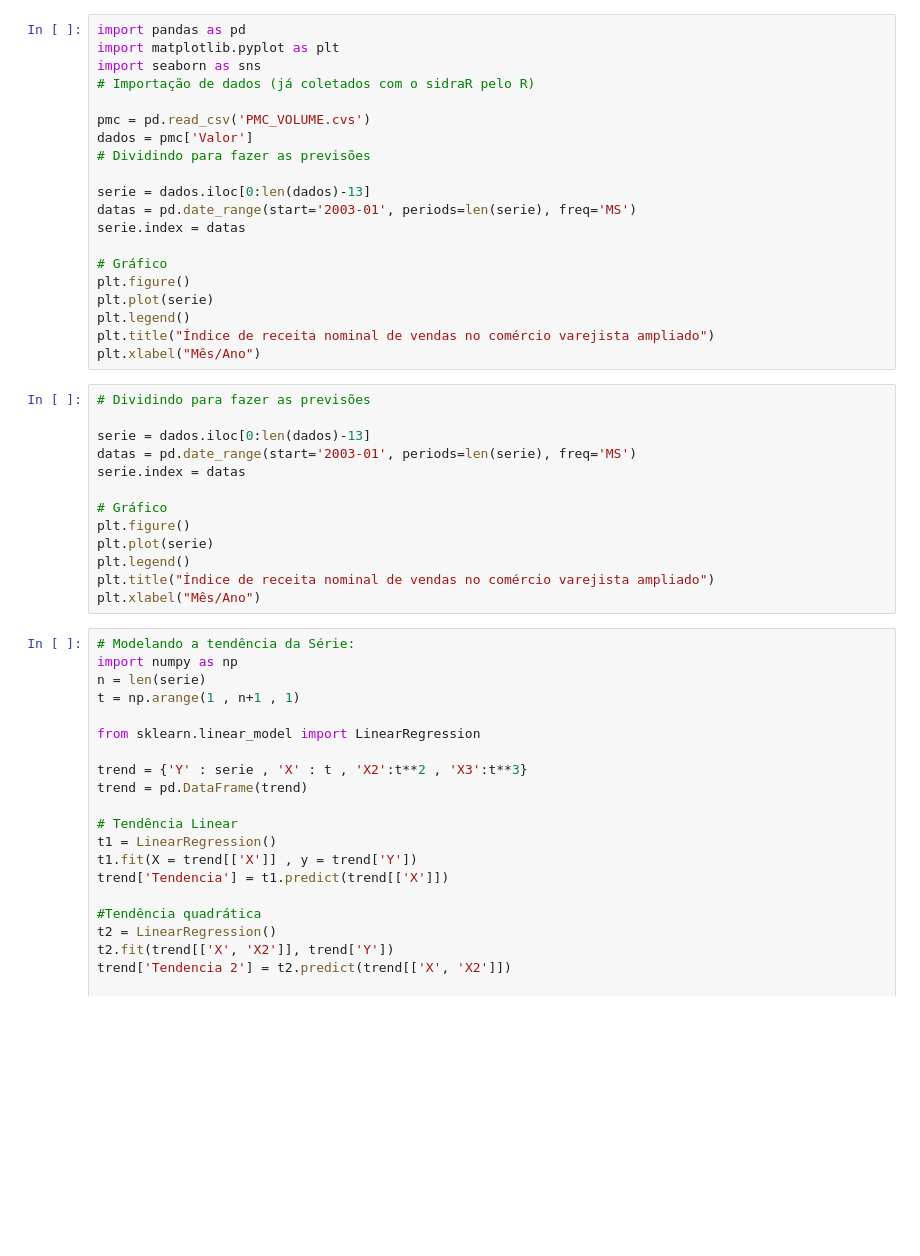
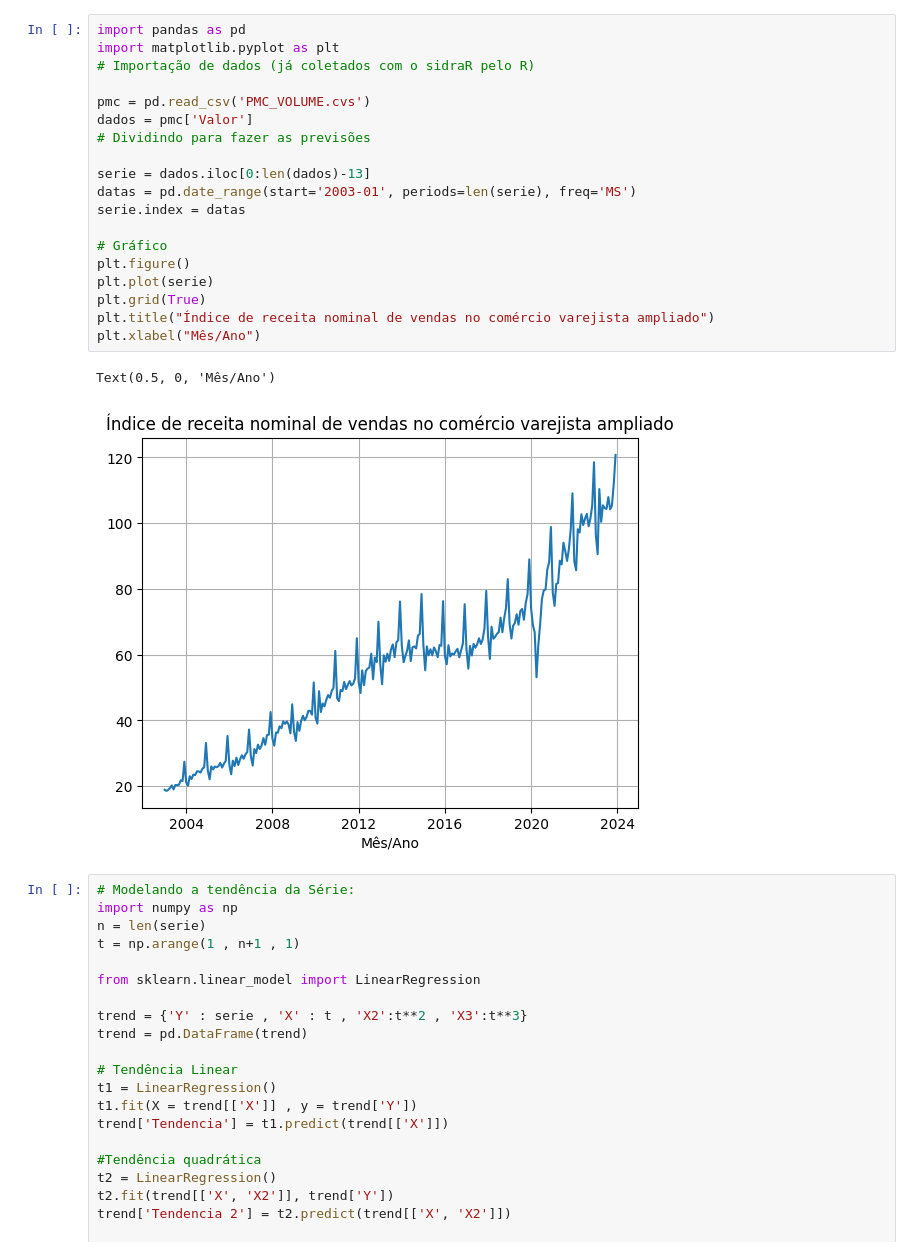
Before and after one commit to KluyvertSouza/Analise-Espectral-de-Series-Temporais, a Jupyter notebook: Previsão Jupyter.ipynb, the cells around one changed output. Cells and saved outputs as stored; diff of their text form; blank space fills up the shorter version.

```diff
--- a/Previsão Jupyter.ipynb
+++ b/Previsão Jupyter.ipynb
@@ -1,36 +1,25 @@
 # %%
 import pandas as pd
 import matplotlib.pyplot as plt
-import seaborn as sns
 # Importação de dados (já coletados com o sidraR pelo R)
 
 pmc = pd.read_csv('PMC_VOLUME.cvs')
 dados = pmc['Valor']
 # Dividindo para fazer as previsões
 
 serie = dados.iloc[0:len(dados)-13]
 datas = pd.date_range(start='2003-01', periods=len(serie), freq='MS')
 serie.index = datas
 
 # Gráfico
 plt.figure()
 plt.plot(serie)
-plt.legend()
+plt.grid(True)
 plt.title("Índice de receita nominal de vendas no comércio varejista ampliado")
 plt.xlabel("Mês/Ano")
+# %% [output]
+Text(0.5, 0, 'Mês/Ano')
+[figure, added]
-# %%
-# Dividindo para fazer as previsões
-
-serie = dados.iloc[0:len(dados)-13]
-datas = pd.date_range(start='2003-01', periods=len(serie), freq='MS')
-serie.index = datas
-
-# Gráfico
-plt.figure()
-plt.plot(serie)
-plt.legend()
-plt.title("Índice de receita nominal de vendas no comércio varejista ampliado")
-plt.xlabel("Mês/Ano")
 # %%
 # Modelando a tendência da Série:
 import numpy as np
```
Also changed, not shown: parts of 10 cells of this notebook.
